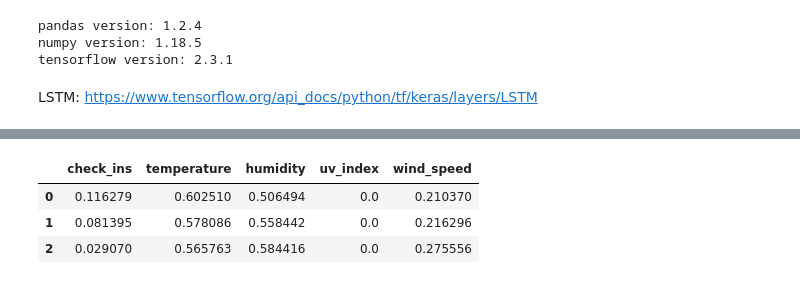
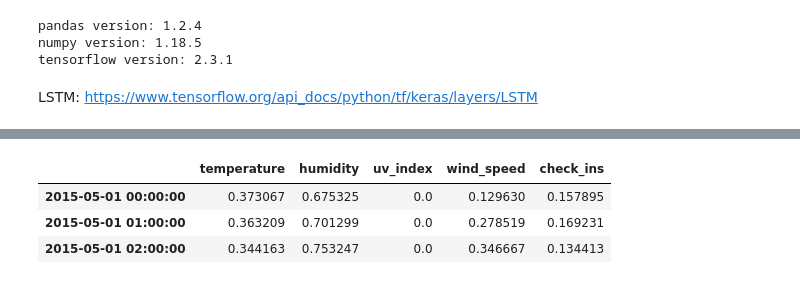
Before and after one commit to dorotheelaugwitz/master-thesis, a Jupyter notebook: prediction_rnn.ipynb, the cells around one changed output, grey strips where cells are left out. Saved outputs shown, nothing was run; the diff lists cells and outputs as text; code cells hidden in the pictures.

```diff
--- a/prediction_rnn.ipynb
+++ b/prediction_rnn.ipynb
@@ -37,3 +84,3 @@ df.head(3)
 # %%
-SAMPLE_START_DATE = "2015-07-01"
-SAMPLE_END_DATE = "2016-12-31 23:59:59"
+SAMPLE_START_DATE = "2015-05-01"
+SAMPLE_END_DATE = "2016-4-30 23:59:59"
@@ -67,30 +115,38 @@ sample_df.tail(3)
+# %%
+FEATURE_COLUMNS = ["temperature", "humidity"]
+LABEL_COLUMN = "check_ins"
+
+def reshape_data(data):
+    features = data[FEATURE_COLUMNS]
+    labels = data[[LABEL_COLUMN]]
+    x = []
+    y = []
+    max_index = len(labels) - sequence_length
+    for index in range(max_index):
+        feature_sequence = features.iloc[index : (index + sequence_length)].to_numpy()
+        label_value = labels.iloc[index + sequence_length]
+        x.append(feature_sequence)
+        y.append(label_value)
+    return np.array(x), np.array(y)
 # %%
 # Normalize data
 
-feature_columns = ["temperature", "humidity", "uv_index", "wind_speed"]
-label_columns = ["check_ins"]
+df_scaled = sample_df[FEATURE_COLUMNS].copy()
 
-feature_scaler = MinMaxScaler()
-label_scaler = MinMaxScaler()
+df_scaled["temperature"] = MinMaxScaler().fit_transform(sample_df[["temperature"]])
+df_scaled["humidity"] = MinMaxScaler().fit_transform(sample_df[["humidity"]])
+df_scaled["uv_index"] = MinMaxScaler().fit_transform(sample_df[["uv_index"]])
+df_scaled["wind_speed"] = MinMaxScaler().fit_transform(sample_df[["wind_speed"]])
 
-feature_scaler.fit(sample_df[feature_columns])
-label_scaler.fit(sample_df[label_columns])
+label_scaler = MinMaxScaler().fit(sample_df[["check_ins"]])
+df_scaled["check_ins"] = label_scaler.transform(sample_df[["check_ins"]])
 
-sample_df_scaled = sample_df.reset_index().drop(columns=["datetime"]).copy()
-
-sample_df_scaled["temperature"] = feature_scaler.fit_transform(sample_df["temperature"].values.reshape(-1, 1))
-sample_df_scaled["humidity"] = feature_scaler.fit_transform(sample_df["humidity"].values.reshape(-1, 1))
-sample_df_scaled["uv_index"] = feature_scaler.fit_transform(sample_df["uv_index"].values.reshape(-1, 1))
-sample_df_scaled["wind_speed"] = feature_scaler.fit_transform(sample_df["wind_speed"].values.reshape(-1, 1))
-
-sample_df_scaled["check_ins"] = label_scaler.fit_transform(sample_df["check_ins"].values.reshape(-1, 1))
-
-sample_df_scaled.head(3)
+df_scaled.head(3)
 # %% [output]
-|  | check_ins | temperature | humidity | uv_index | wind_speed |
-| 0 | 0.116279 | 0.602510 | 0.506494 | 0.0 | 0.210370 |
-| 1 | 0.081395 | 0.578086 | 0.558442 | 0.0 | 0.216296 |
-| 2 | 0.029070 | 0.565763 | 0.584416 | 0.0 | 0.275556 |
+|  | temperature | humidity | uv_index | wind_speed | check_ins |
+| 2015-05-01 00:00:00 | 0.373067 | 0.675325 | 0.0 | 0.129630 | 0.157895 |
+| 2015-05-01 01:00:00 | 0.363209 | 0.701299 | 0.0 | 0.278519 | 0.169231 |
+| 2015-05-01 02:00:00 | 0.344163 | 0.753247 | 0.0 | 0.346667 | 0.134413 |
 # %%
 sequence_length = 24
 predict_next = 1
```
Also changed, not shown: parts of 20 cells of this notebook, 7 other files.
